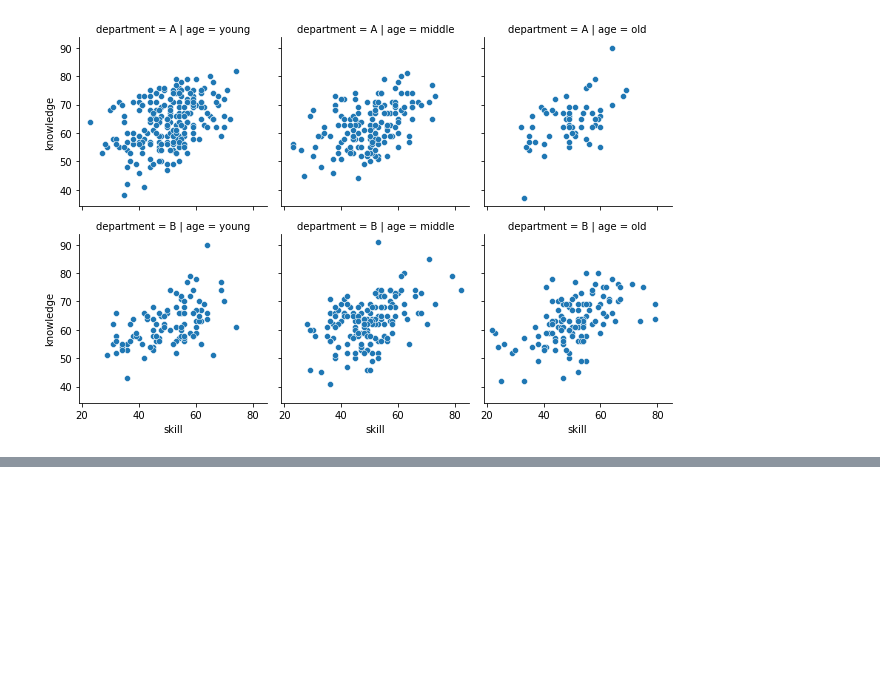
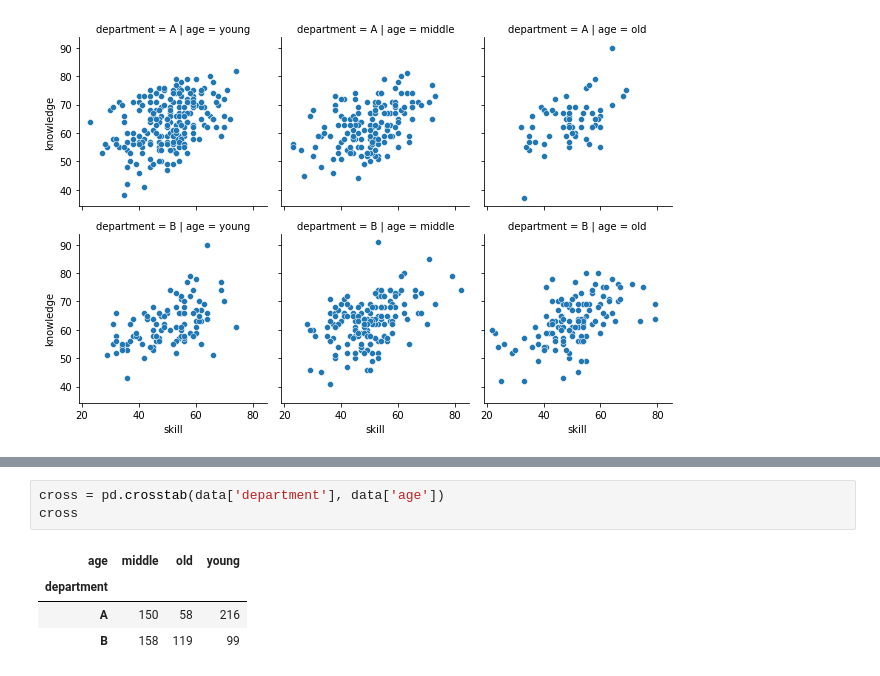
Before and after one commit to ceshmina/learn-statistical-modeling, a Jupyter notebook: work/multivariate/chapter1.ipynb, the cells around one changed output, grey strips where cells are left out. Saved outputs shown, nothing was run; the diff lists cells and outputs as text; blank space fills up the shorter version.

```diff
--- a/work/multivariate/chapter1.ipynb
+++ b/work/multivariate/chapter1.ipynb
@@ -265,0 +303,8 @@ sns.FacetGrid(data, col='age', col_order=['young', 'middle', 'old'], row='depart
+# %%
+cross = pd.crosstab(data['department'], data['age'])
+cross
+# %% [output]
+| age | middle | old | young |
+| department |  |  |  |
+| A | 150 | 58 | 216 |
+| B | 158 | 119 | 99 |
```
Also changed, not shown: parts of 12 cells of this notebook.
